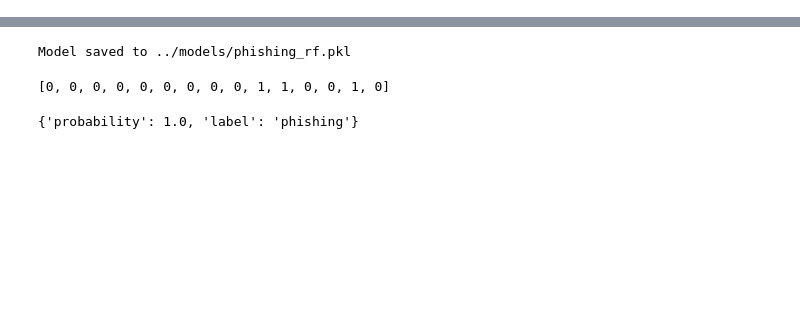
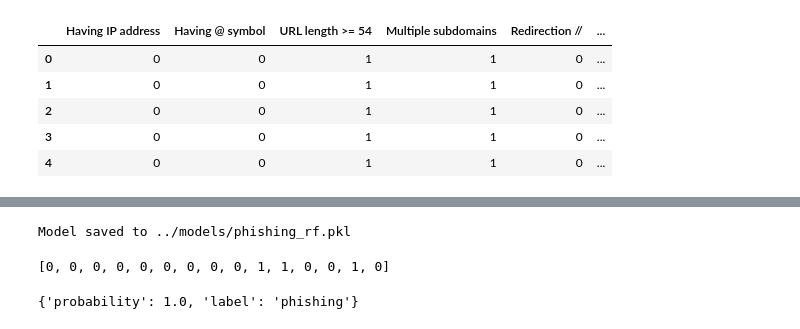
Before and after one commit to Lyhour7777/Phishing-Detection-Using-ML, a Jupyter notebook: notebooks/train-model.ipynb, the cells around one changed output, grey strips where cells are left out. Cells and saved outputs as stored; diff of their text form; code cells hidden in the pictures; blank space fills up the shorter version.

```diff
--- a/notebooks/train-model.ipynb
+++ b/notebooks/train-model.ipynb
@@ -1,27 +1,12 @@
 # %%
-import os
 import pandas as pd
 
-
-FEATURE_NAMES = [
-        "Having IP address",
-        "Having @ symbol",
-        "URL length >= 54",
-        "Multiple subdomains",
-        "Redirection //",
-        "HTTP instead of HTTPS",
-        "URL shortening service",
-        "Prefix/Suffix in domain",
-        "DNS record missing",
-        "Domain age < 6 months",
-        "Domain expires in <6 months",
-        "Iframe detected",
-        "Mouse-over script",
-        "Right-click disabled",
-        "Multiple forwarding"
-    ]
-DATA_PATH = '../data/url_extractor.csv'
-MODEL_DIR = "../models"
-MODEL_PATH = os.path.join(MODEL_DIR, "phishing_rf.pkl")
-
-data = pd.read_csv(DATA_PATH)
+df = pd.read_csv('../data/combined_extracted_features_dataset.csv')
+df.head()
+# %% [output]
+|  | Having IP address | Having @ symbol | URL length >= 54 | Multiple subdomains | Redirection // | ... |
+| 0 | 0 | 0 | 1 | 1 | 0 | ... |
+| 1 | 0 | 0 | 1 | 1 | 0 | ... |
+| 2 | 0 | 0 | 1 | 1 | 0 | ... |
+| 3 | 0 | 0 | 1 | 1 | 0 | ... |
+| 4 | 0 | 0 | 1 | 1 | 0 | ... |
```
Also changed, not shown: parts of 27 cells of this notebook, 1 other file.
